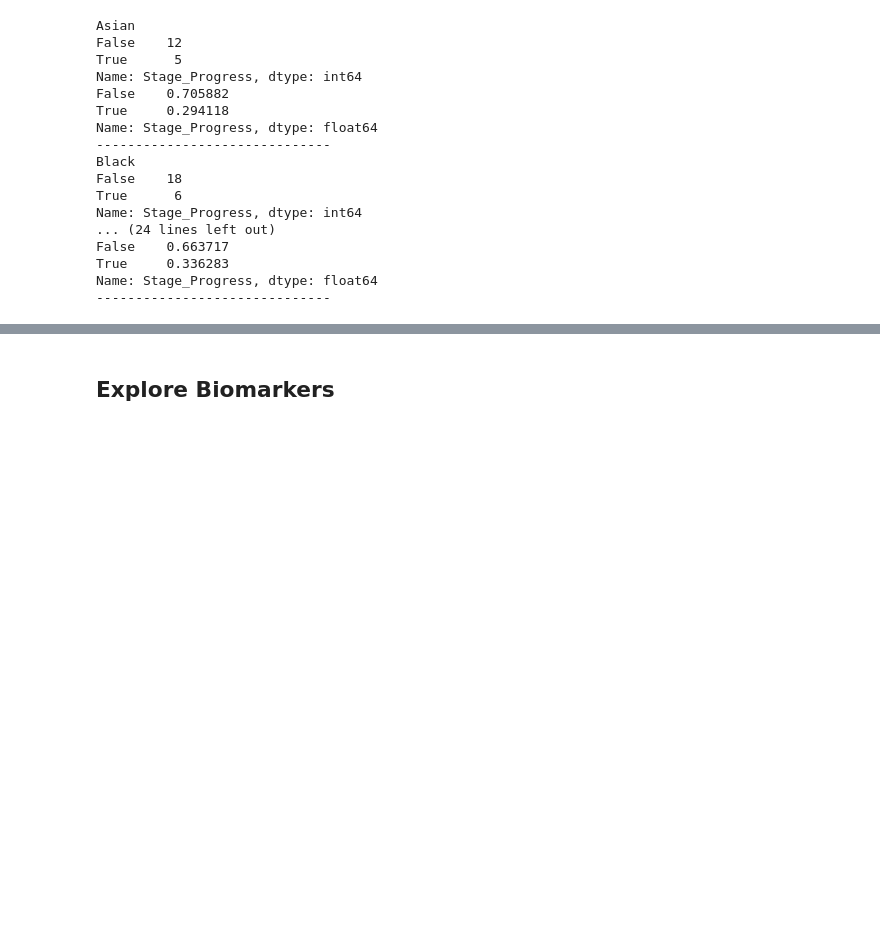
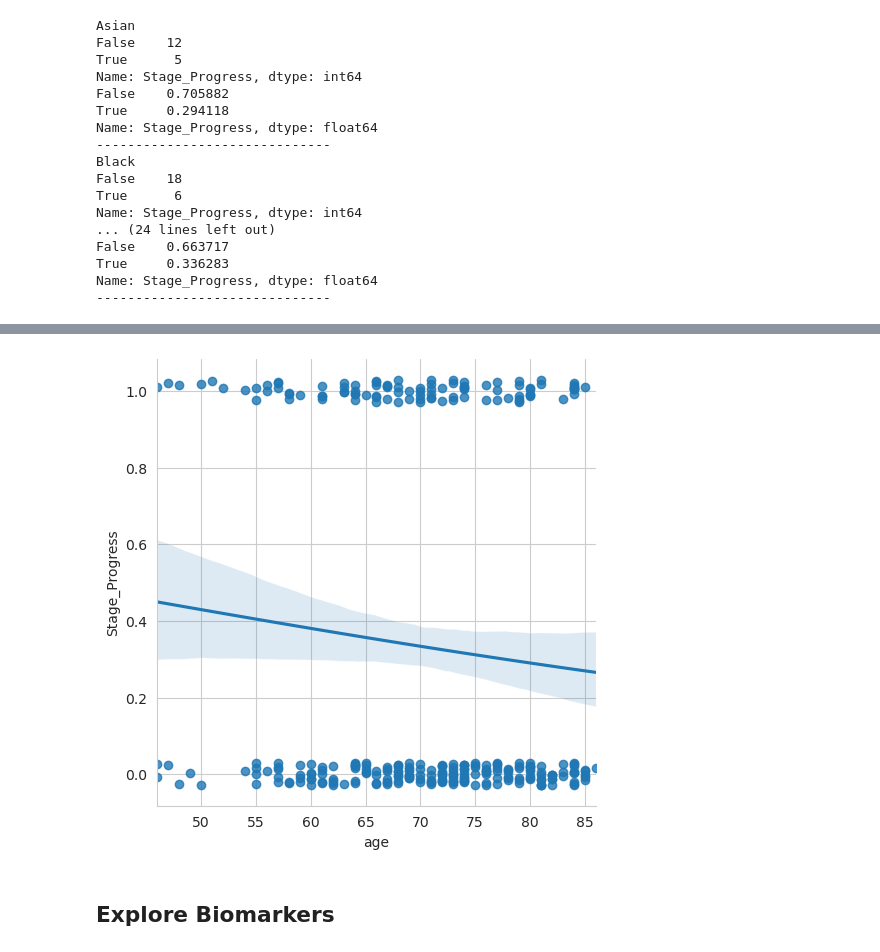
Before and after one commit to migueLib/ckd, a Jupyter notebook: notebooks/data_exploration.ipynb, the cells around one changed output, grey strips where cells are left out. Cells and saved outputs as stored; diff of their text form; code cells hidden in the pictures; blank space fills up the shorter version.

Commit message:
Plot CM

```diff
--- a/notebooks/data_exploration.ipynb
+++ b/notebooks/data_exploration.ipynb
@@ -168,3 +166,10 @@ sns.barplot(data=demo_stage, x="race", y="Stage_Progress", hue="gender")
+# %%
+sns.lmplot(x="age", y="Stage_Progress",
+           data=pd.concat([demo, stage], axis=1),
+           logistic=True, y_jitter=0.03)
+plt.show()
+# %% [output]
+[figure, added]
 # %% [markdown]
 ## Explore Biomarkers
 # %% [markdown]
```
Also changed, not shown: parts of 4 cells of this notebook, 3 other files.
